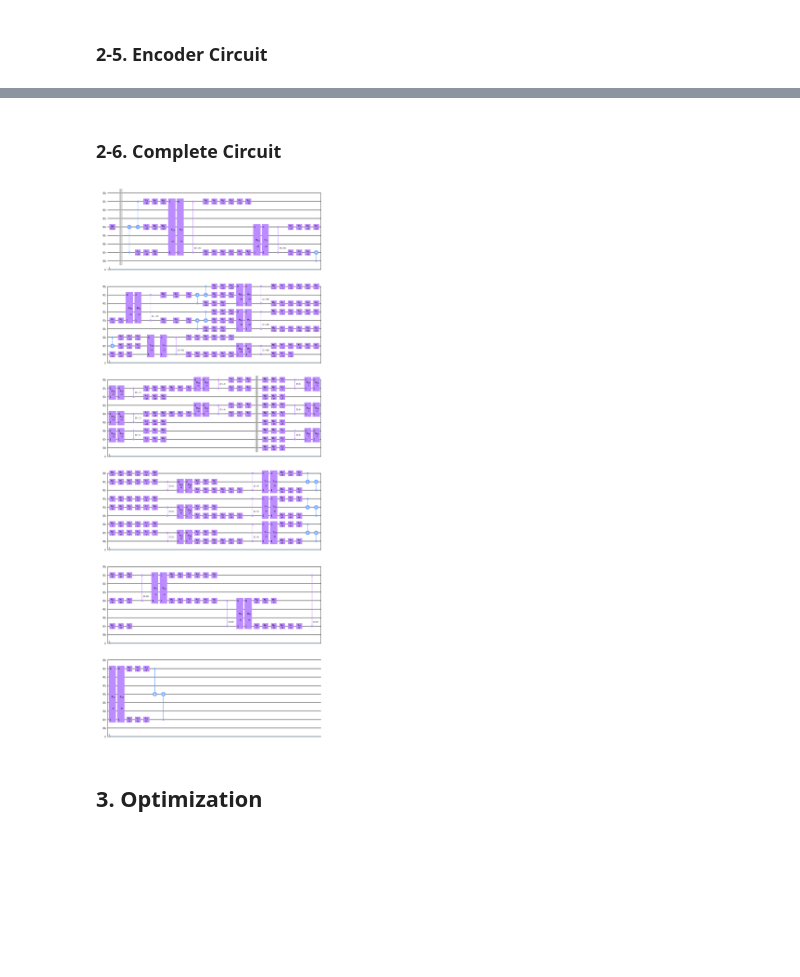
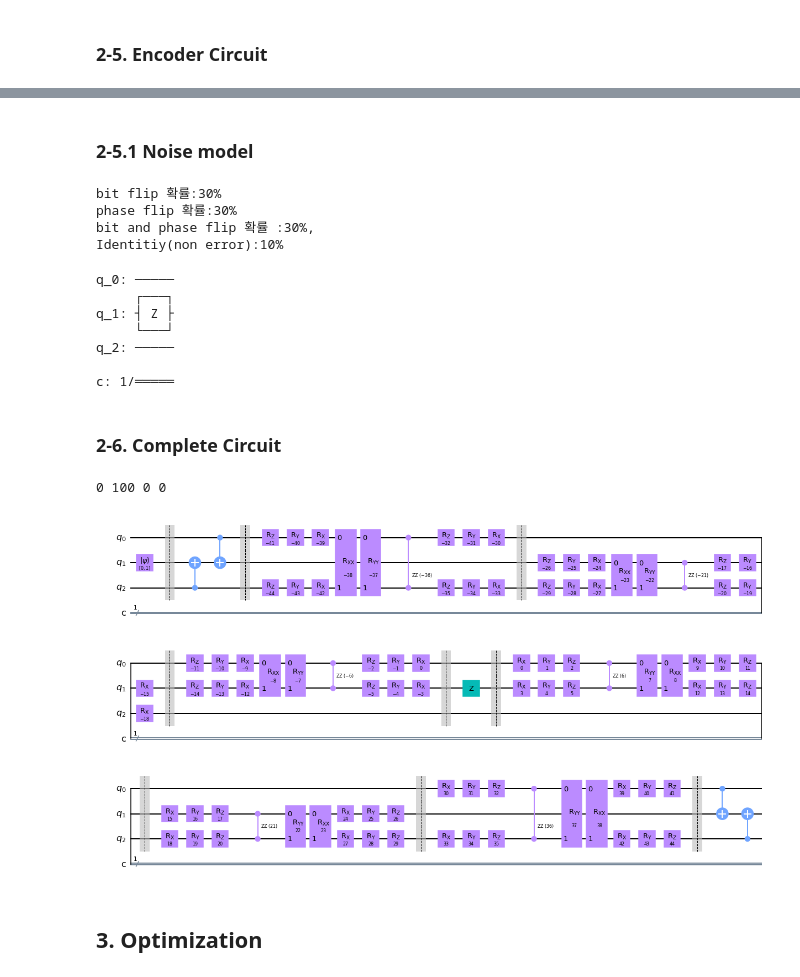
Before and after one commit to yunseo-kim/aeqis, a Jupyter notebook: qcnn_ae.ipynb, the cells around one changed output, grey strips where cells are left out. Cells and saved outputs as stored; diff of their text form; code cells hidden in the pictures; blank space fills up the shorter version.

```diff
--- a/qcnn_ae.ipynb
+++ b/qcnn_ae.ipynb
@@ -130,17 +116,11 @@ three_qubit_unitary(params, [0,1,2]).draw(output='mpl')
 # %% [markdown]
 ### 2-4. Decoder Circuit
 # %%
-n_qubits = 9
 # Defining Decoder circuit.
 def decoder(params, wires):  # need 90 parameters
   dec = QuantumCircuit(n_qubits, 1, name = 'Decoder')
   # U1
   dec.compose(three_qubit_unitary(params[0:45], wires[0:3]), inplace=True)
-  dec.compose(three_qubit_unitary(params[0:45], wires[3:6]), inplace=True)
-  dec.compose(three_qubit_unitary(params[0:45], wires[6:9]), inplace=True)
-
-  # U2
-  dec.compose(three_qubit_unitary(params[45:90], [1,4,7]), inplace=True)
 
   return dec
 
@@ -166,33 +146,71 @@ encoder(decoder(params, np.arange(0,9))).draw(output='mpl')
+# %% [markdown]
+### 2-5.1 Noise model
+# %%
+import random
+circ = QuantumCircuit(3,1)
+x_p = 30
+z_p= 30
+xz_p = 30
+
+circ = QuantumCircuit(3,1)
+def random_circuit(n,circ,x_p,z_p,xz_p):
+    circ = QuantumCircuit(3,1)
+    p = x_p + z_p + xz_p
+    print(f"bit flip 확률:{x_p}%\nphase flip 확률:{z_p}%\nbit and phase flip 확률 :{xz_p}%,\nIdentitiy(non error):{100-p}%")
+
+    a = random.choices(range(1, 5),weights=[x_p, z_p, xz_p,100-p ])
+    if a ==[1]:
+        circ.x(n)
+    elif a ==[2]:
+        circ.z(n)
+    elif a ==[3]:
+        circ.x(n)
+        circ.z(n)
+    elif a ==[4]:
+        pass
+    return circ
+random_circuit(1,circ,x_p,z_p,xz_p).draw()
+# %% [output]
+bit flip 확률:30%
+phase flip 확률:30%
+bit and phase flip 확률 :30%,
+Identitiy(non error):10%
+q_0: ─────
+     ┌───┐
+q_1: ┤ Z ├
+     └───┘
+q_2: ─────
+
+c: 1/═════
 # %% [markdown]
 ### 2-6. Complete Circuit
 # %%
 def qae(params, wires, input_state, error_qubit):  # need 90 parameters
   qc = QuantumCircuit(n_qubits, 1, name = 'Quantum Autoencoder')
-  qc.append(input_state, [4])
+  qc.append(input_state, [1])
   qc.barrier()
 
-  dec = decoder(params, np.arange(0,9))
+  dec = decoder(params, np.arange(0,3))
   qc.compose(encoder(dec), inplace=True)
 
-  # Add noise
-  # qc.barrier()
-  # qc += noisemodel(error_qubit)
-
+  qc.barrier()
+  qc.compose(random_circuit(1,qc,x_p,z_p,xz_p),inplace=True)
   qc.barrier()
   qc.compose(dec, inplace=True)
 
   #qc.barrier()
   #qc.measure(np.arange(0,9), np.arange(0,9))
 
   return qc
 
 params = np.arange(0, 90)
-wires = np.arange(0,9)
+wires = np.arange(0,3)
 initial_state = [0, 1]
 input_state = Initialize(initial_state)
 qae(params, wires, input_state, 1).draw(output='mpl')
 # %% [output]
+0 100 0 0
-[figure, old version]
+[figure, new version]
 # %% [markdown]
 ## 3. Optimization
 # %% [markdown]
```
Also changed, not shown: parts of 9 cells of this notebook.
